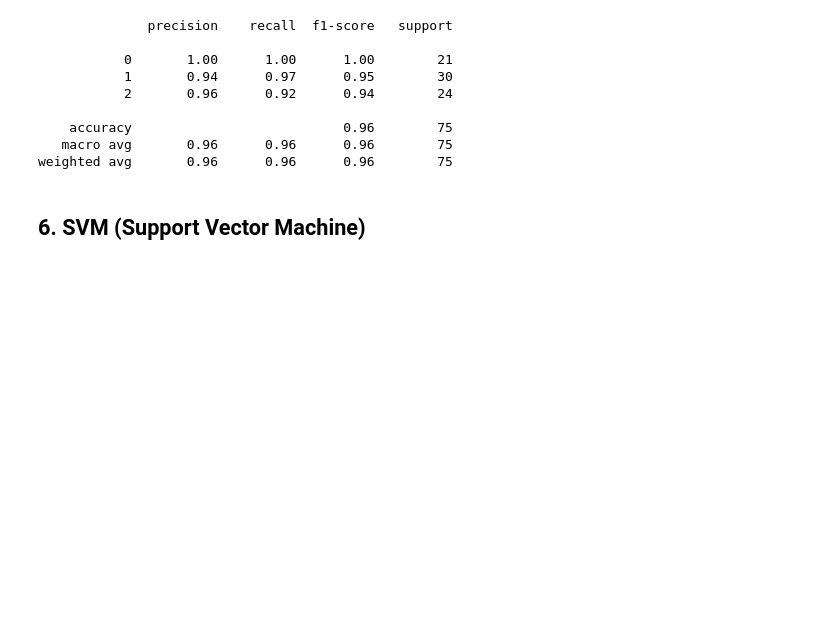
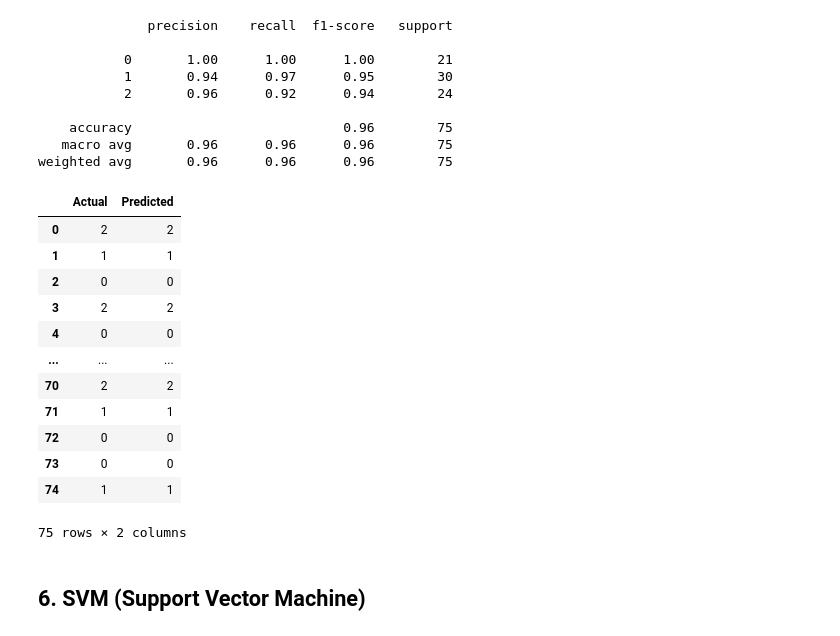
Before and after one commit to szanuje/ml, a Jupyter notebook: lab6/lab6.ipynb, the cells around one changed output. Cells and saved outputs as stored; diff of their text form; code cells hidden in the pictures; blank space fills up the shorter version.

```diff
--- a/lab6/lab6.ipynb
+++ b/lab6/lab6.ipynb
@@ -487,5 +508,25 @@ print(metrics.classification_report(y_test, y_pred))
     accuracy                           0.96        75
    macro avg       0.96      0.96      0.96        75
 weighted avg       0.96      0.96      0.96        75
+# %%
+list_of_tuples = list(zip(y_test, y_pred))
+
+results_df = pd.DataFrame(list_of_tuples,
+                  columns = ['Actual', 'Predicted'])
+results_df
+# %% [output]
+|  | Actual | Predicted |
+| 0 | 2 | 2 |
+| 1 | 1 | 1 |
+| 2 | 0 | 0 |
+| 3 | 2 | 2 |
+| 4 | 0 | 0 |
+| ... | ... | ... |
+| 70 | 2 | 2 |
+| 71 | 1 | 1 |
+| 72 | 0 | 0 |
+| 73 | 0 | 0 |
+| 74 | 1 | 1 |
+75 rows × 2 columns
 # %% [markdown]
 ## 6. SVM (Support Vector Machine)
```
Also changed, not shown: parts of 31 cells of this notebook.
